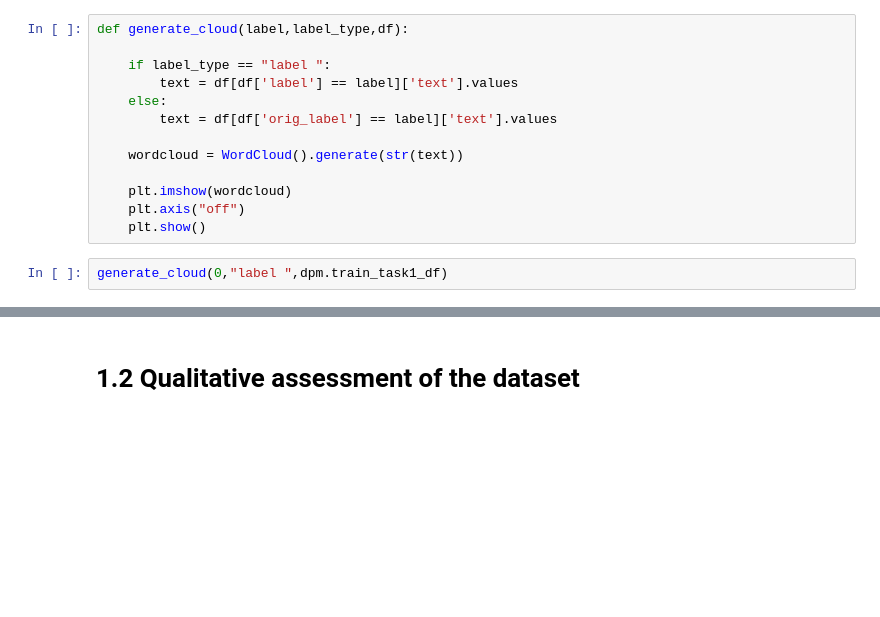
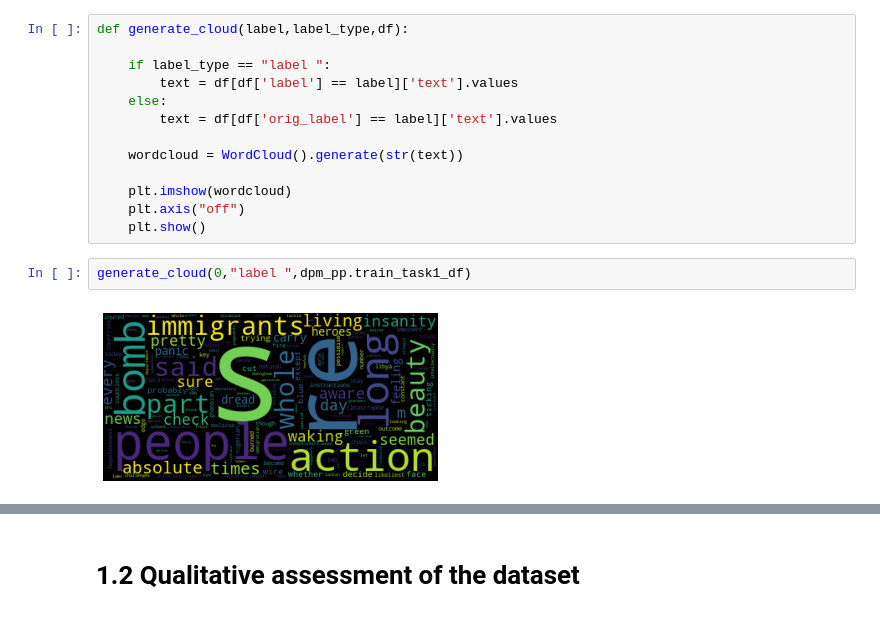
Before and after one commit to 772435284/NLP_CW, a Jupyter notebook: NLP_CW/NLP_CW.ipynb, the cells around one changed output, grey strips where cells are left out. Cells and saved outputs as stored; diff of their text form; blank space fills up the shorter version.

```diff
--- a/NLP_CW/NLP_CW.ipynb
+++ b/NLP_CW/NLP_CW.ipynb
@@ -109,5 +178,7 @@ def generate_cloud(label,label_type,df):
     plt.axis("off")
     plt.show()
 # %%
-generate_cloud(0,"label ",dpm.train_task1_df)
+generate_cloud(0,"label ",dpm_pp.train_task1_df)
+# %% [output]
+[figure, added]
 # %%
```
Also changed, not shown: parts of 22 cells of this notebook, 1 other file.
